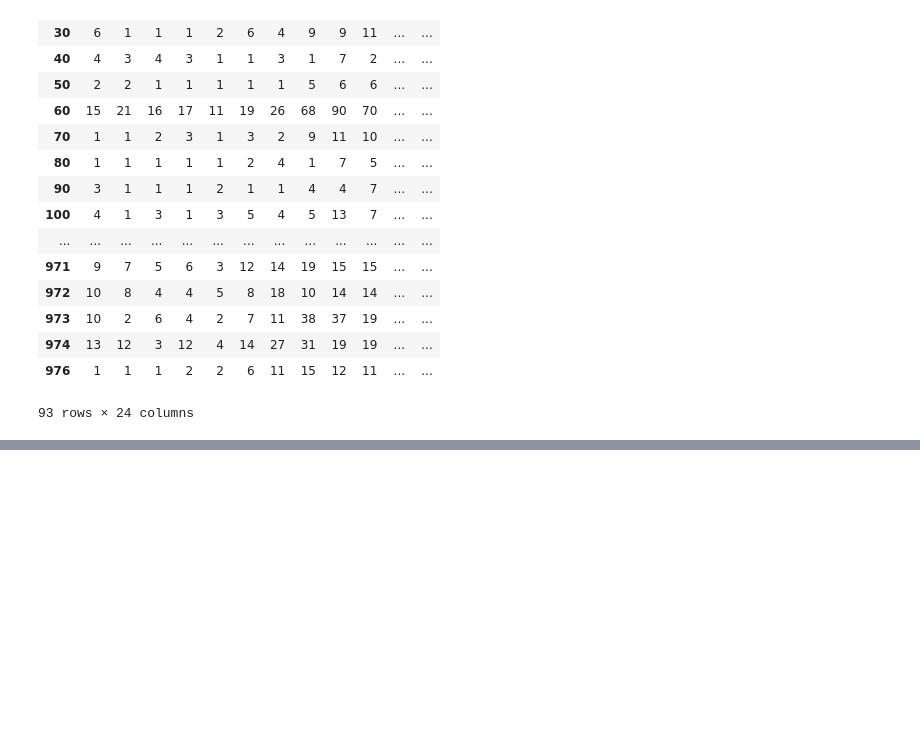
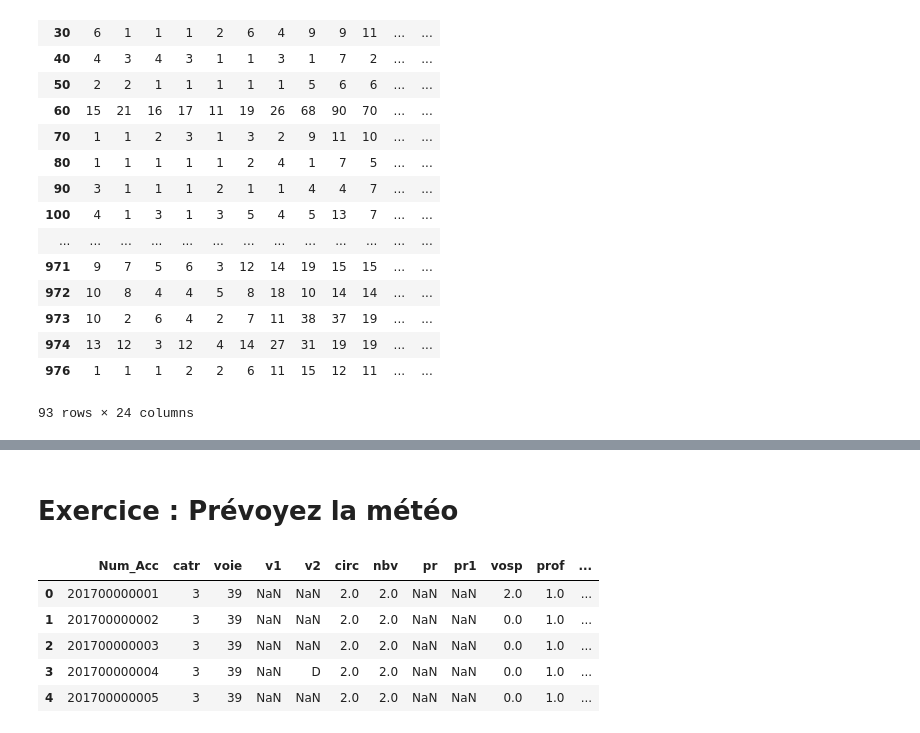
Before and after one commit to romainjouin/formation_python, a Jupyter notebook: esilv_groupe_1_accidents_de_la_route_notebook_2.ipynb, the cells around one changed output, grey strips where cells are left out. Cells and saved outputs as stored; diff of their text form; code cells hidden in the pictures; blank space fills up the shorter version.

Commit message:
Exercice à faire

```diff
--- a/esilv_groupe_1_accidents_de_la_route_notebook_2.ipynb
+++ b/esilv_groupe_1_accidents_de_la_route_notebook_2.ipynb
@@ -49,0 +141,11 @@ df
+# %% [markdown]
+# Exercice : Prévoyez la météo
+# %%
+lieux.head(5)
+# %% [output]
+|  | Num_Acc | catr | voie | v1 | v2 | circ | nbv | pr | pr1 | vosp | prof | ... |
+| 0 | 201700000001 | 3 | 39 | NaN | NaN | 2.0 | 2.0 | NaN | NaN | 2.0 | 1.0 | ... |
+| 1 | 201700000002 | 3 | 39 | NaN | NaN | 2.0 | 2.0 | NaN | NaN | 0.0 | 1.0 | ... |
+| 2 | 201700000003 | 3 | 39 | NaN | NaN | 2.0 | 2.0 | NaN | NaN | 0.0 | 1.0 | ... |
+| 3 | 201700000004 | 3 | 39 | NaN | D | 2.0 | 2.0 | NaN | NaN | 0.0 | 1.0 | ... |
+| 4 | 201700000005 | 3 | 39 | NaN | NaN | 2.0 | 2.0 | NaN | NaN | 0.0 | 1.0 | ... |
```
Also changed, not shown: parts of 32 cells of this notebook.
